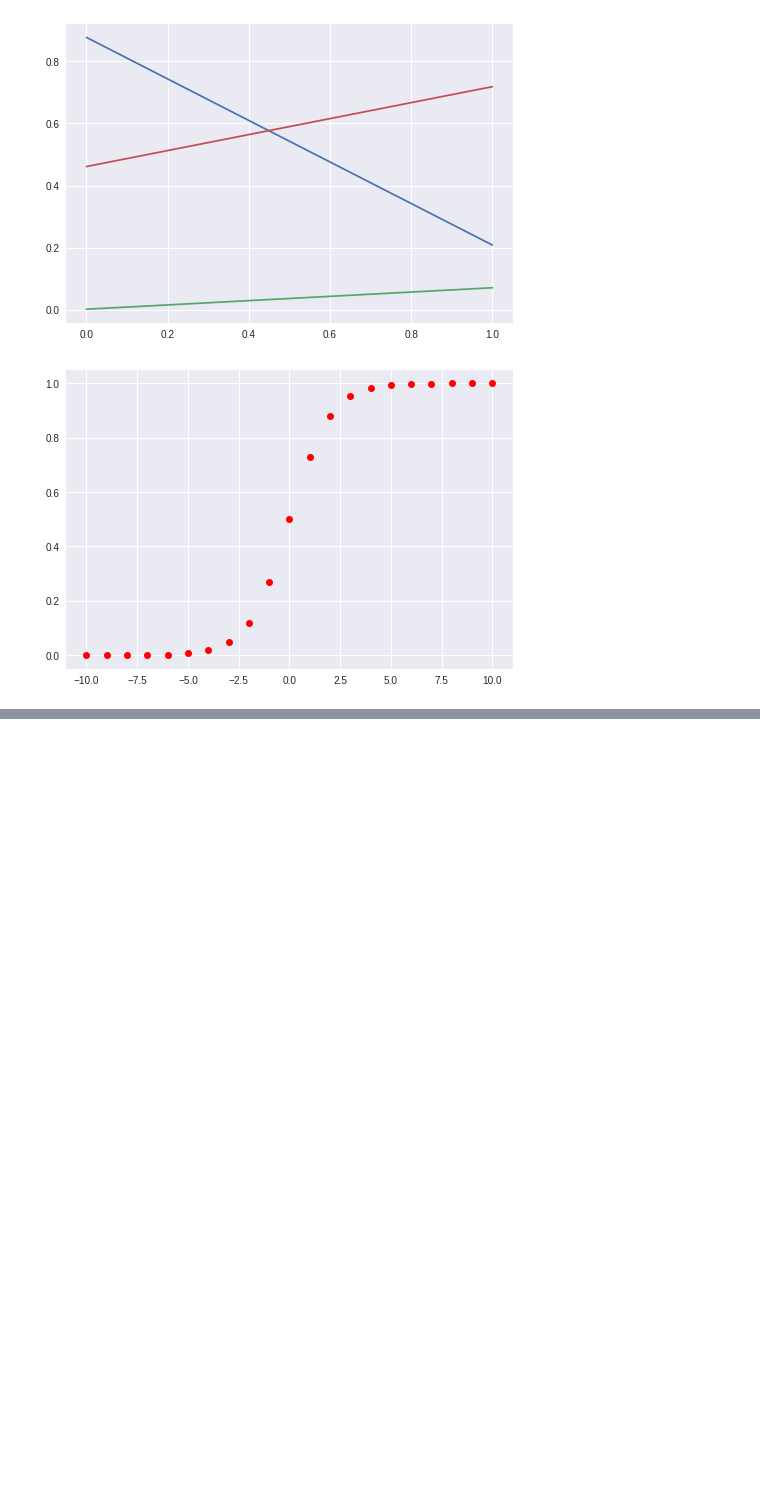
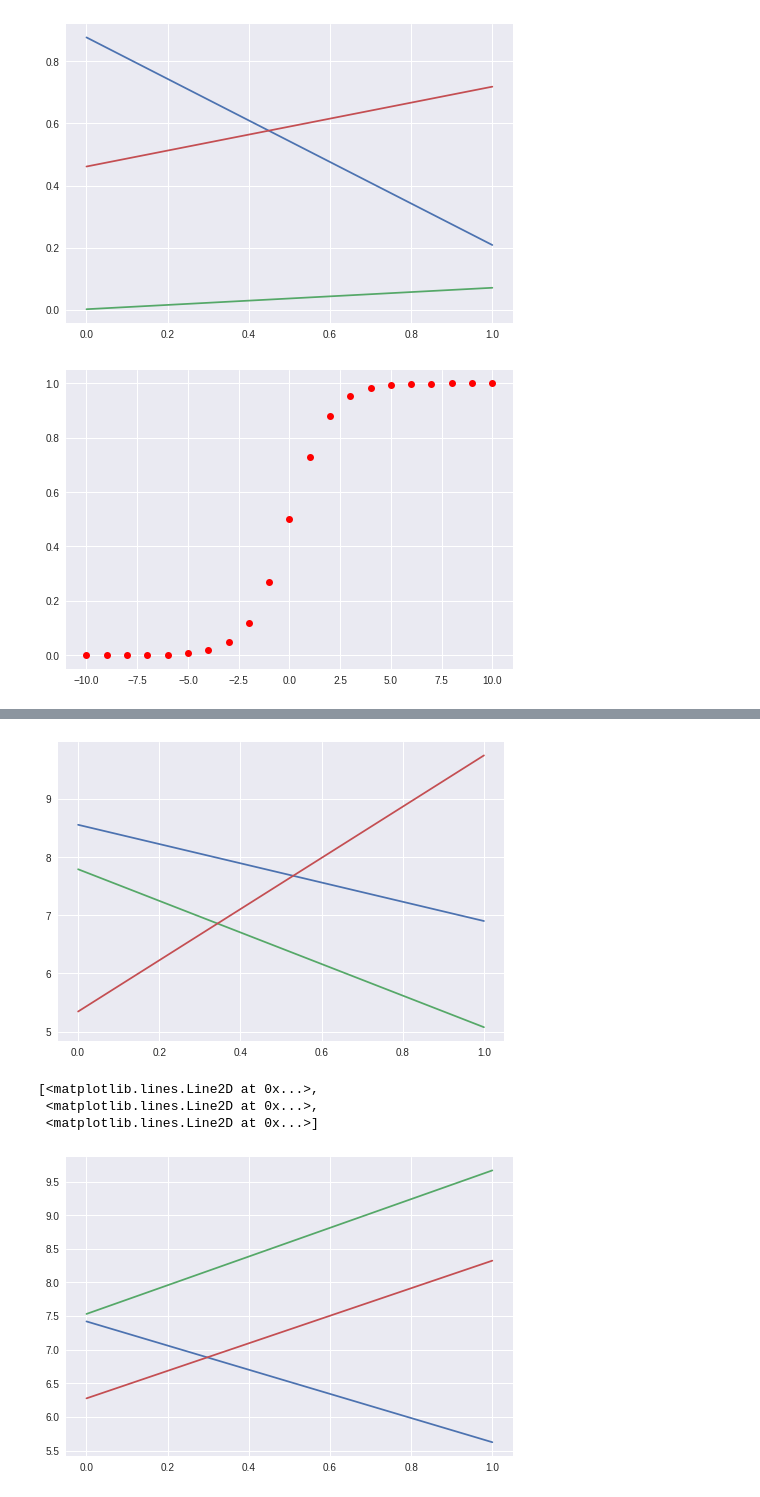
Before and after one commit to rationality6/ml_notebook, a Jupyter notebook: random_numbers.ipynb, the cells around one changed output, grey strips where cells are left out. Saved outputs shown, nothing was run; the diff lists cells and outputs as text; code cells hidden in the pictures; blank space fills up the shorter version.

```diff
--- a/random_numbers.ipynb
+++ b/random_numbers.ipynb
@@ -83,0 +86,12 @@ plt.show()
+# %%
+uniform_0 = tf.random_uniform([2,3],5,10)
+plt.plot(sess.run(uniform_0))
+plt.show()
+uniform_1 = tf.random_uniform([2, 3], 5, 10, seed=7)
+plt.plot(sess.run(uniform_1))
+# %% [output]
+[figure, added]
+[<matplotlib.lines.Line2D at 0x...>,
+ <matplotlib.lines.Line2D at 0x...>,
+ <matplotlib.lines.Line2D at 0x...>]
+[figure, added]
```
Also changed, not shown: parts of 3 cells of this notebook.
